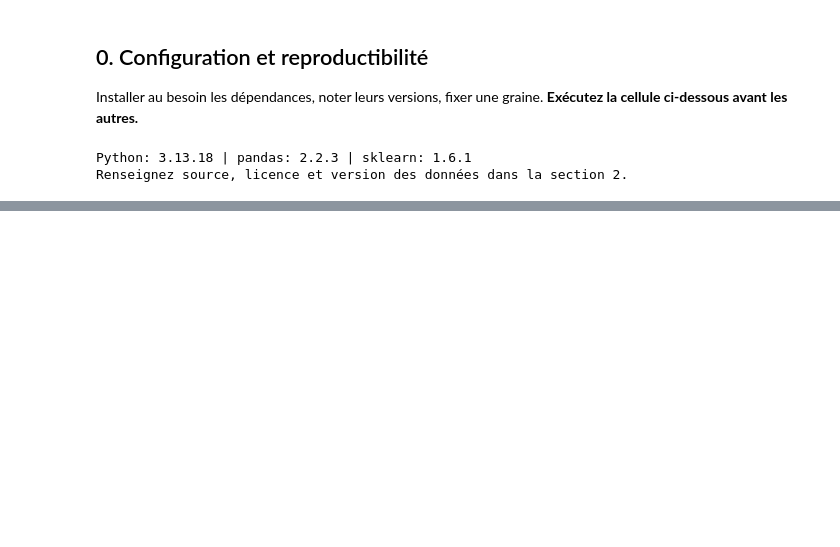
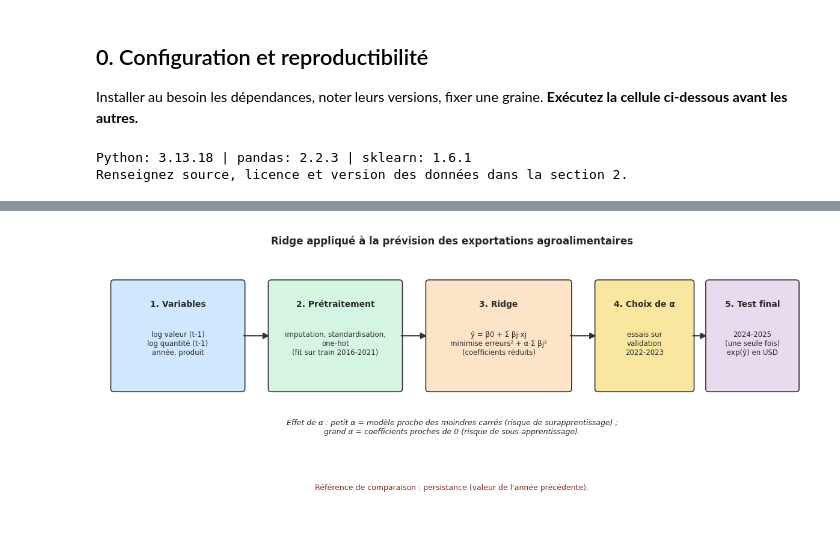
Before and after one commit to ABAAKIL5/25008036_ABAAKILASMA_CI, a Jupyter notebook: modele_projet_ci_s7_encg_settat.ipynb, the cells around one changed output, grey strips where cells are left out. Cells and saved outputs as stored; diff of their text form; code cells hidden in the pictures; blank space fills up the shorter version.

```diff
--- a/modele_projet_ci_s7_encg_settat.ipynb
+++ b/modele_projet_ci_s7_encg_settat.ipynb
@@ -191,0 +454,37 @@ print("Renseignez ce tableau UNIQUEMENT avec les scores réellement calculés.")
+# %%
+import matplotlib.pyplot as plt
+from matplotlib.patches import FancyBboxPatch, FancyArrowPatch
+from pathlib import Path
+
+Path("figures").mkdir(exist_ok=True)
+fig, ax = plt.subplots(figsize=(12, 5.2))
+ax.set_xlim(0, 12); ax.set_ylim(0, 5.2); ax.axis("off")
+
+def boite(x, y, w, h, titre, contenu, couleur):
+    ax.add_patch(FancyBboxPatch((x, y), w, h, boxstyle="round,pad=0.05",
+                                fc=couleur, ec="#333333", lw=1.2))
+    ax.text(x + w/2, y + h - 0.3, titre, ha="center", va="top", fontsize=10, fontweight="bold")
+    ax.text(x + w/2, y + h - 0.85, contenu, ha="center", va="top", fontsize=8.5)
+
+def fleche(x1, y1, x2, y2):
+    ax.add_patch(FancyArrowPatch((x1, y1), (x2, y2), arrowstyle="-|>", mutation_scale=15, lw=1.5, color="#333333"))
+
+ax.text(6, 5.0, "Ridge appliqué à la prévision des exportations agroalimentaires",
+        ha="center", fontsize=12, fontweight="bold")
+boite(0.2, 2.4, 2.2, 1.9, "1. Variables", "log valeur (t-1)\nlog quantité (t-1)\nannée, produit", "#cfe8ff")
+boite(2.9, 2.4, 2.2, 1.9, "2. Prétraitement", "imputation, standardisation,\none-hot\n(fit sur train 2016-2021)", "#d5f5e3")
+boite(5.6, 2.4, 2.4, 1.9, "3. Ridge", "ŷ = β0 + Σ βj·xj\nminimise erreurs² + α·Σ βj²\n(coefficients réduits)", "#fde3c8")
+boite(8.5, 2.4, 1.6, 1.9, "4. Choix de α", "essais sur\nvalidation\n2022-2023", "#f9e79f")
+boite(10.4, 2.4, 1.5, 1.9, "5. Test final", "2024-2025\n(une seule fois)\nexp(ŷ) en USD", "#e8daef")
+for x1, x2 in [(2.4, 2.9), (5.1, 5.6), (8.0, 8.5), (10.1, 10.4)]:
+    fleche(x1, 3.35, x2, 3.35)
+ax.text(6, 1.6, "Effet de α : petit α = modèle proche des moindres carrés (risque de surapprentissage) ;\n"
+                "grand α = coefficients proches de 0 (risque de sous-apprentissage).",
+        ha="center", fontsize=9, style="italic")
+ax.text(6, 0.6, "Référence de comparaison : persistance (valeur de l'année précédente).",
+        ha="center", fontsize=9, color="#7b241c")
+plt.tight_layout()
+plt.savefig("figures/fig_schema_ridge.png", dpi=150)
+plt.show()
+# %% [output]
+[figure, added]
```
Also changed, not shown: parts of 31 cells of this notebook.
